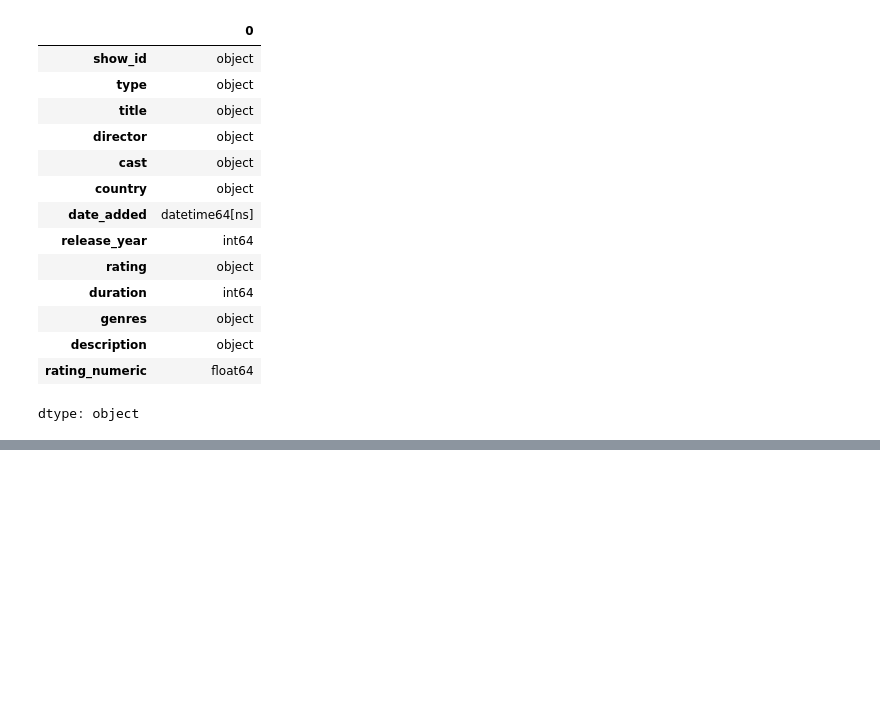
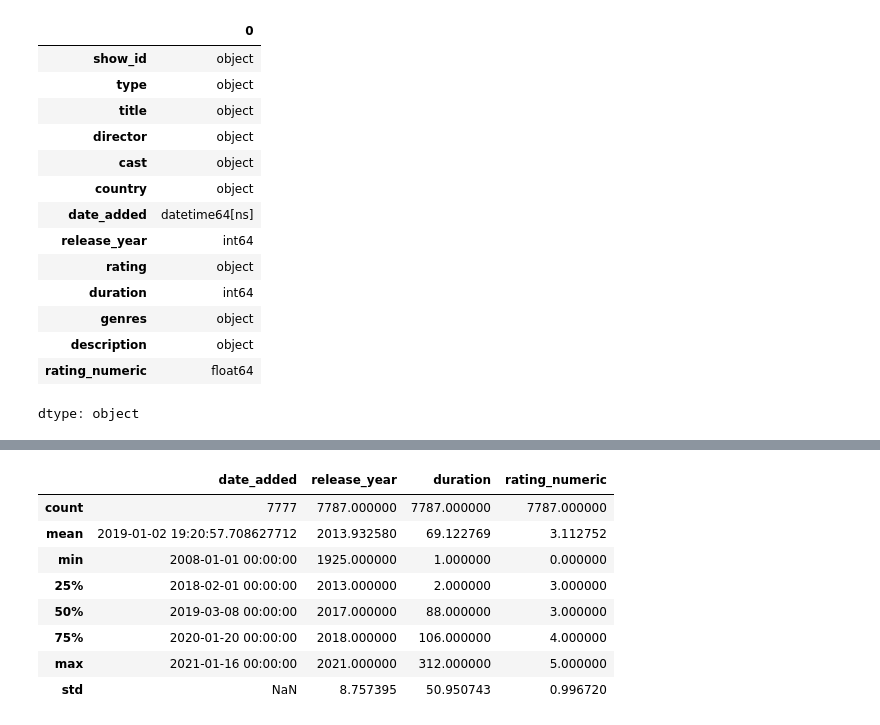
Before and after one commit to ItzelPF/Visualizacion_Datos, a Jupyter notebook: NetFlix.ipynb, the cells around one changed output, grey strips where cells are left out. Cells and saved outputs as stored; diff of their text form; code cells hidden in the pictures; blank space fills up the shorter version.

```diff
--- a/NetFlix.ipynb
+++ b/NetFlix.ipynb
@@ -131,0 +217,12 @@ max     2021.000000   312.000000        5.000000
+# %%
+df.describe()
+# %% [output]
+|  | date_added | release_year | duration | rating_numeric |
+| count | 7777 | 7787.000000 | 7787.000000 | 7787.000000 |
+| mean | 2019-01-02 19:20:57.708627712 | 2013.932580 | 69.122769 | 3.112752 |
+| min | 2008-01-01 00:00:00 | 1925.000000 | 1.000000 | 0.000000 |
+| 25% | 2018-02-01 00:00:00 | 2013.000000 | 2.000000 | 3.000000 |
+| 50% | 2019-03-08 00:00:00 | 2017.000000 | 88.000000 | 3.000000 |
+| 75% | 2020-01-20 00:00:00 | 2018.000000 | 106.000000 | 4.000000 |
+| max | 2021-01-16 00:00:00 | 2021.000000 | 312.000000 | 5.000000 |
+| std | NaN | 8.757395 | 50.950743 | 0.996720 |
```
Also changed, not shown: parts of 13 cells of this notebook.
